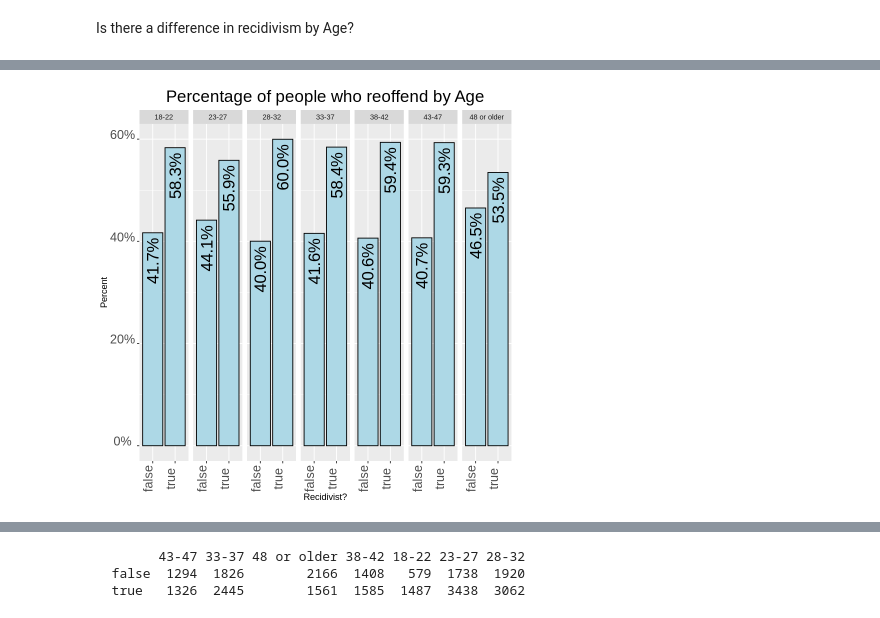
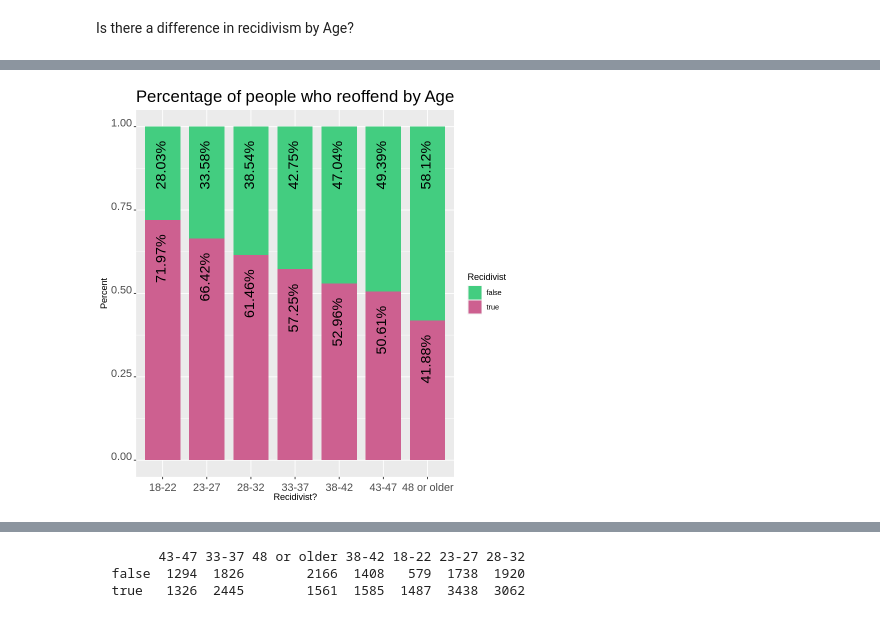
Before and after one commit to feaviolp/msc-project, a Jupyter notebook: NIJ statistics.ipynb, the cells around one changed output, grey strips where cells are left out. Drawn from its saved outputs; the diff is of its cells as text; code cells hidden in the pictures.

```diff
--- a/NIJ statistics.ipynb
+++ b/NIJ statistics.ipynb
@@ -407,13 +490,20 @@ Is there a difference in recidivism by Age?
 # %%
-ggplot(NIJ_orig,aes(as_factor(Recidivism_Within_3years))) +
-  geom_bar(aes(y=after_stat(prop), group=1), colour='black', fill='lightblue') +
+ggplot(NIJ_orig, aes(fill=Recidivism_Within_3years, x=Age_at_Release)) +
+  geom_bar(position = "fill", width=0.8) +
   labs(title='Percentage of people who reoffend by Age', x='Recidivist?', y='Percent') +
-  geom_text(aes(label = scales::percent(accuracy = 0.1, after_stat(prop)), y=after_stat(prop),group=1), stat='count', vjust=0.5, , hjust=1.1, size=7, angle=90) +
-  scale_y_continuous(labels=scales::percent) +
-  facet_grid(~sort(as.character(as_factor(Age_at_Release)))) +
-  theme_grey() +
-  theme(plot.title = element_text(hjust = 0.5, size = 20)) +
-  theme(axis.text.x=element_text(angle=90,hjust=0.5,vjust=0, size=15)) +
-  theme(axis.text.y=element_text(angle=0,hjust=0.5,vjust=0, size=15))
+  geom_text(
+    aes(label = after_stat(
+      scales::percent(
+        ave(count, x, FUN = function(x) x / sum(x))
+      )
+    )),
+    stat = "count", position = "fill"
+   , vjust=0.3, hjust=1.3, angle=90, size = 6) +
+   guides(fill = guide_legend(title = "Recidivist")) +
+   scale_fill_manual(values = c('seagreen3', 'hotpink3')) +
+   theme_grey() +
+   theme(plot.title = element_text(hjust = 0.5, size = 20)) +
+   theme(axis.text.x=element_text(angle=0,hjust=0.5,vjust=0, size=13)) +
+   theme(axis.text.y=element_text(angle=0,hjust=0.5,vjust=0, size=13))
 # %% [output]
-[figure, old version]
+[figure, new version]
```
Also changed, not shown: parts of 24 cells of this notebook.
